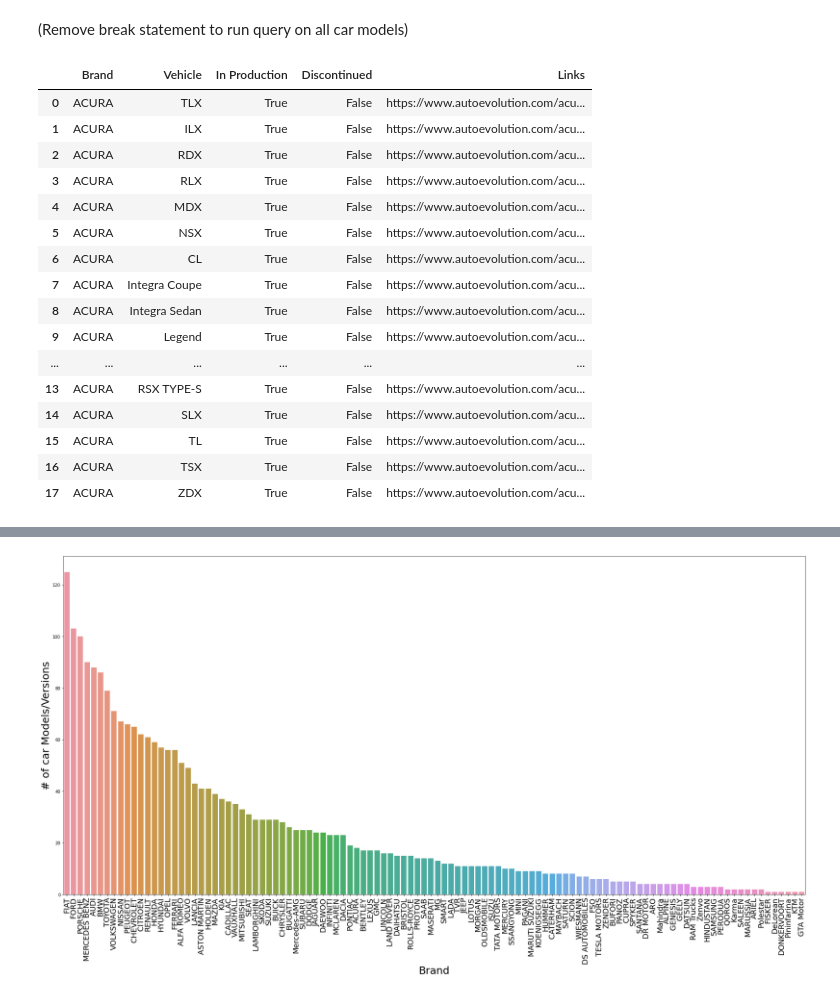
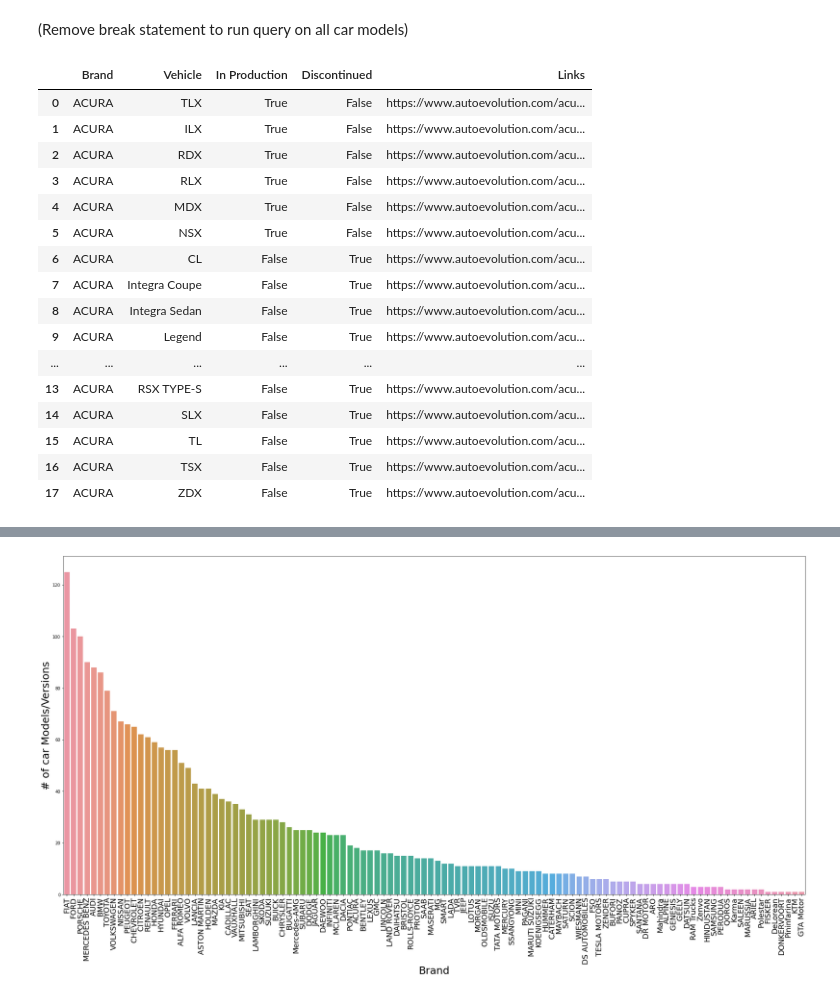
Before and after one commit to mlyhoops/All-Car-Info, a Jupyter notebook: BS_Web_Scraper.ipynb, the cells around one changed output, grey strips where cells are left out. Saved outputs shown, nothing was run; the diff lists cells and outputs as text; code cells hidden in the pictures.

Commit message:
Changed the methods for adding the cars to "in production" or "discontinued". Accidentally changed them while making methods to clean up the code.

```diff
--- a/BS_Web_Scraper.ipynb
+++ b/BS_Web_Scraper.ipynb
@@ -62,7 +62,7 @@ def get_links(soup):
     car_links = link.find_parent('a')
     links.append(car_links["href"])
 
-def add_df(car_names):
+def add_df_prod(car_names):
   for each in car_names:
         car_link = each.find_parent("a")
         vehicle.append(each.get_text().replace(cars[i][1], ""))
@@ -70,6 +70,14 @@ def add_df(car_names):
         in_prod.append(True)
         discontinued.append(False)
 
+def add_df_disc(car_names):
+  for each in car_names:
+        car_link = each.find_parent("a")
+        vehicle.append(each.get_text().replace(cars[i][1], ""))
+        brand.append(cars[i][1])
+        in_prod.append(False)
+        discontinued.append(True)
+
 def get_all_cars(one):
   x = one.find_next_sibling("div")
   car_names = (x.find_all("h4"))
@@ -103,46 +111,46 @@ for i, car in enumerate(cars):
     # If in production, print all in production
     if (one.get_text() == "production models: sort:yearname"):
       car_names = get_all_cars(one)
-      add_df(car_names)
+      add_df_prod(car_names)
     # If discontinued, print all discontinued
     elif (one.get_text() == "discontinued models: sort:yearname"):
       car_names = get_all_cars(one)
-      add_df(car_names)
+      add_df_disc(car_names)
 
   # Comment out break if you want to iterate through all cars (It will be slow
   # as the algorithm is currently O(n^3) and there are over 2000 items to grab.)
   break
 
   #for each in car_title:
       #  car_link = each.find_parent("a")
       #  #print(car_link)
       #  print (str(each.get_text()))
       #  print(car_link["href"])
 df1 = pd.DataFrame()
 df1["Brand"] = brand
 df1["Vehicle"] = vehicle
 df1["In Production"] = in_prod
 df1["Discontinued"] = discontinued
 df1["Links"] = links
 df1
 # %% [output]
 |  | Brand | Vehicle | In Production | Discontinued | Links |
 | 0 | ACURA | TLX | True | False | https://www.autoevolution.com/acu... |
 | 1 | ACURA | ILX | True | False | https://www.autoevolution.com/acu... |
 | 2 | ACURA | RDX | True | False | https://www.autoevolution.com/acu... |
 | 3 | ACURA | RLX | True | False | https://www.autoevolution.com/acu... |
 | 4 | ACURA | MDX | True | False | https://www.autoevolution.com/acu... |
 | 5 | ACURA | NSX | True | False | https://www.autoevolution.com/acu... |
-| 6 | ACURA | CL | True | False | https://www.autoevolution.com/acu... |
-| 7 | ACURA | Integra Coupe | True | False | https://www.autoevolution.com/acu... |
-| 8 | ACURA | Integra Sedan | True | False | https://www.autoevolution.com/acu... |
-| 9 | ACURA | Legend | True | False | https://www.autoevolution.com/acu... |
+| 6 | ACURA | CL | False | True | https://www.autoevolution.com/acu... |
+| 7 | ACURA | Integra Coupe | False | True | https://www.autoevolution.com/acu... |
+| 8 | ACURA | Integra Sedan | False | True | https://www.autoevolution.com/acu... |
+| 9 | ACURA | Legend | False | True | https://www.autoevolution.com/acu... |
 | ... | ... | ... | ... | ... | ... |
-| 13 | ACURA | RSX TYPE-S | True | False | https://www.autoevolution.com/acu... |
-| 14 | ACURA | SLX | True | False | https://www.autoevolution.com/acu... |
-| 15 | ACURA | TL | True | False | https://www.autoevolution.com/acu... |
-| 16 | ACURA | TSX | True | False | https://www.autoevolution.com/acu... |
-| 17 | ACURA | ZDX | True | False | https://www.autoevolution.com/acu... |
+| 13 | ACURA | RSX TYPE-S | False | True | https://www.autoevolution.com/acu... |
+| 14 | ACURA | SLX | False | True | https://www.autoevolution.com/acu... |
+| 15 | ACURA | TL | False | True | https://www.autoevolution.com/acu... |
+| 16 | ACURA | TSX | False | True | https://www.autoevolution.com/acu... |
+| 17 | ACURA | ZDX | False | True | https://www.autoevolution.com/acu... |
 # %%
 #import google drive and mount the notebook to the drive
 from google.colab import drive
```
Also changed, not shown: parts of 2 cells of this notebook.
